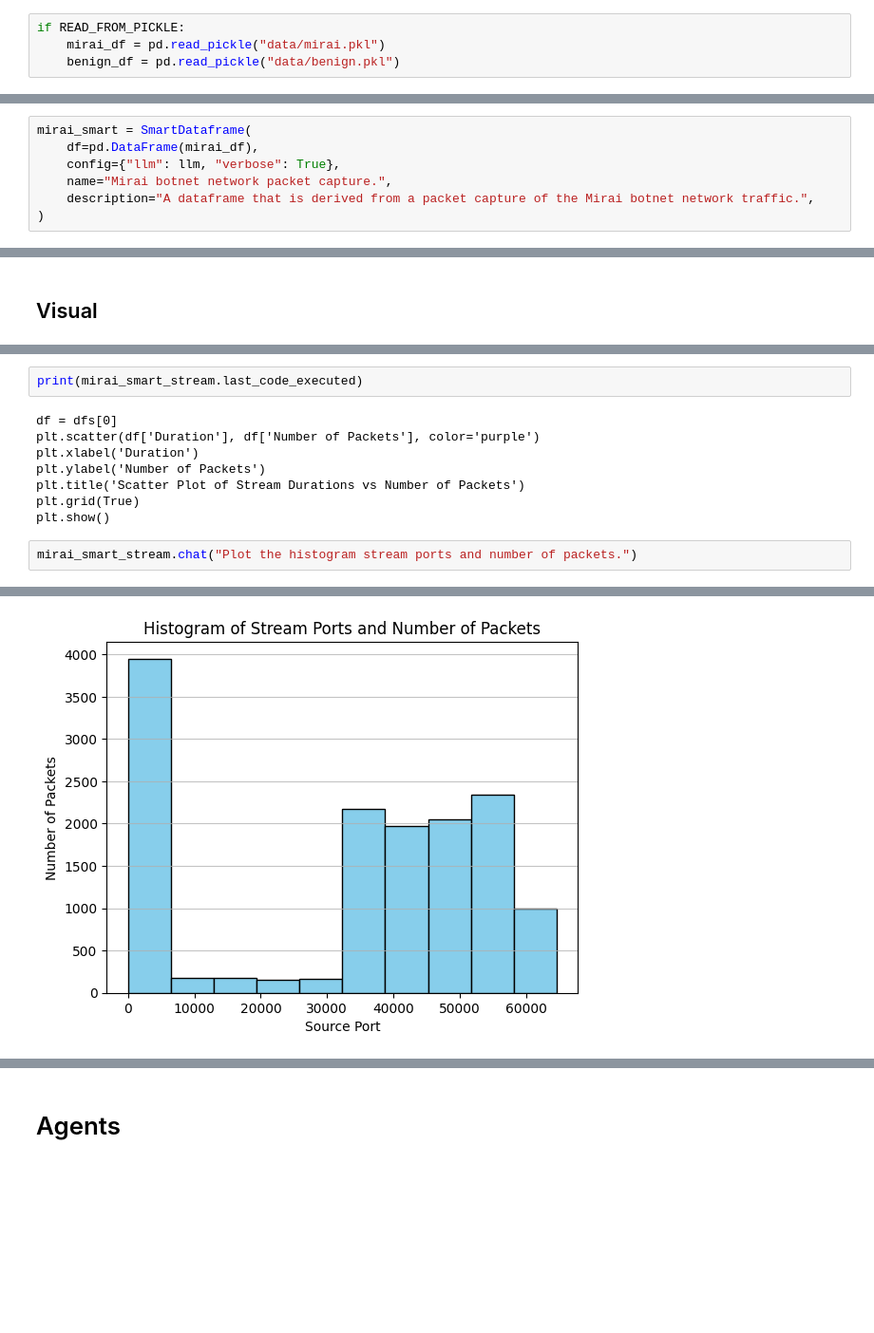
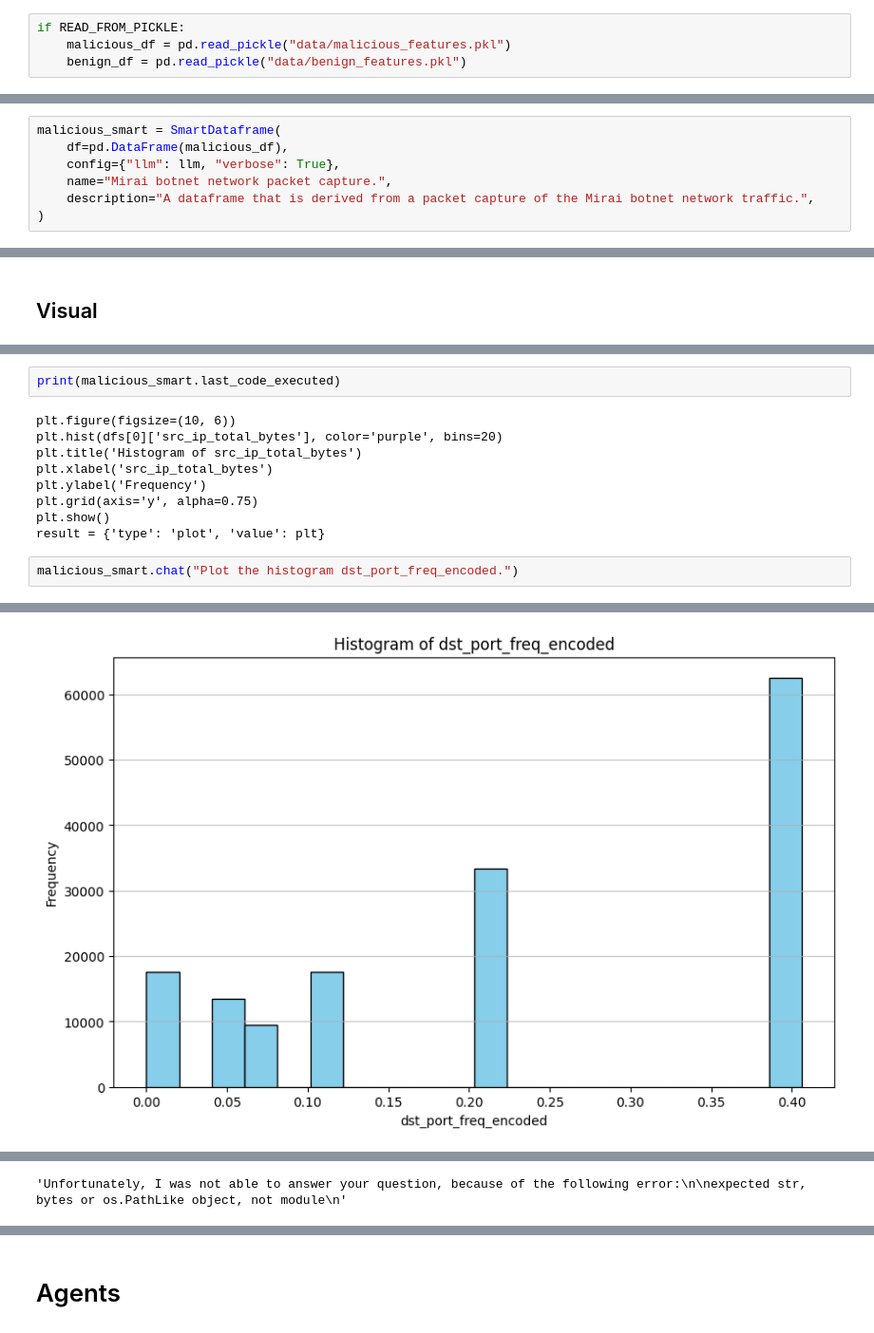
Before and after one commit to mundruid/cyberdata-mlai, a Jupyter notebook: cyberdata_mlai/eda_ai.ipynb, the cells around one changed output, grey strips where cells are left out. Shown at 95% size. Drawn from its saved outputs; the diff is of its cells as text; blank space fills up the shorter version.

```diff
--- a/cyberdata_mlai/eda_ai.ipynb
+++ b/cyberdata_mlai/eda_ai.ipynb
@@ -22,14 +22,14 @@ openai_api_key = os.getenv("OPENAI_API_KEY", "Key not found")
 openai_org = os.getenv("OPENAI_ORG", "Organization not found")
 # %%
 if READ_FROM_PICKLE:
-    mirai_df = pd.read_pickle("data/mirai.pkl")
-    benign_df = pd.read_pickle("data/benign.pkl")
+    malicious_df = pd.read_pickle("data/malicious_features.pkl")
+    benign_df = pd.read_pickle("data/benign_features.pkl")
 # %%
 # Instantiate a LLM
 llm = OpenAI(api_token=openai_api_key)
 # %%
-mirai_smart = SmartDataframe(
-    df=pd.DataFrame(mirai_df),
+malicious_smart = SmartDataframe(
+    df=pd.DataFrame(malicious_df),
     config={"llm": llm, "verbose": True},
     name="Mirai botnet network packet capture.",
     description="A dataframe that is derived from a packet capture of the Mirai botnet network traffic.",
@@ -215,13 +333,14 @@ plt.show()
 # %%
-print(mirai_smart_stream.last_code_executed)
+print(malicious_smart.last_code_executed)
 # %% [output]
-df = dfs[0]
-plt.scatter(df['Duration'], df['Number of Packets'], color='purple')
-plt.xlabel('Duration')
-plt.ylabel('Number of Packets')
-plt.title('Scatter Plot of Stream Durations vs Number of Packets')
-plt.grid(True)
+plt.figure(figsize=(10, 6))
+plt.hist(dfs[0]['src_ip_total_bytes'], color='purple', bins=20)
+plt.title('Histogram of src_ip_total_bytes')
+plt.xlabel('src_ip_total_bytes')
+plt.ylabel('Frequency')
+plt.grid(axis='y', alpha=0.75)
 plt.show()
+result = {'type': 'plot', 'value': plt}
 # %%
-mirai_smart_stream.chat("Plot the histogram stream ports and number of packets.")
+malicious_smart.chat("Plot the histogram dst_port_freq_encoded.")
 # %% [output]
@@ -245 +364 @@ Source IP,Destination IP,Source Port,Destination Port,Protocol,Number of Packets
-[figure, old version]
+[figure, new version]
@@ -246 +402,2 @@ Source IP,Destination IP,Source Port,Destination Port,Protocol,Number of Packets
+'Unfortunately, I was not able to answer your question, because of the following error:\n\nexpected str, bytes or os.PathLike object, not module\n'
 # %%
```
Also changed, not shown: parts of 33 cells of this notebook.
